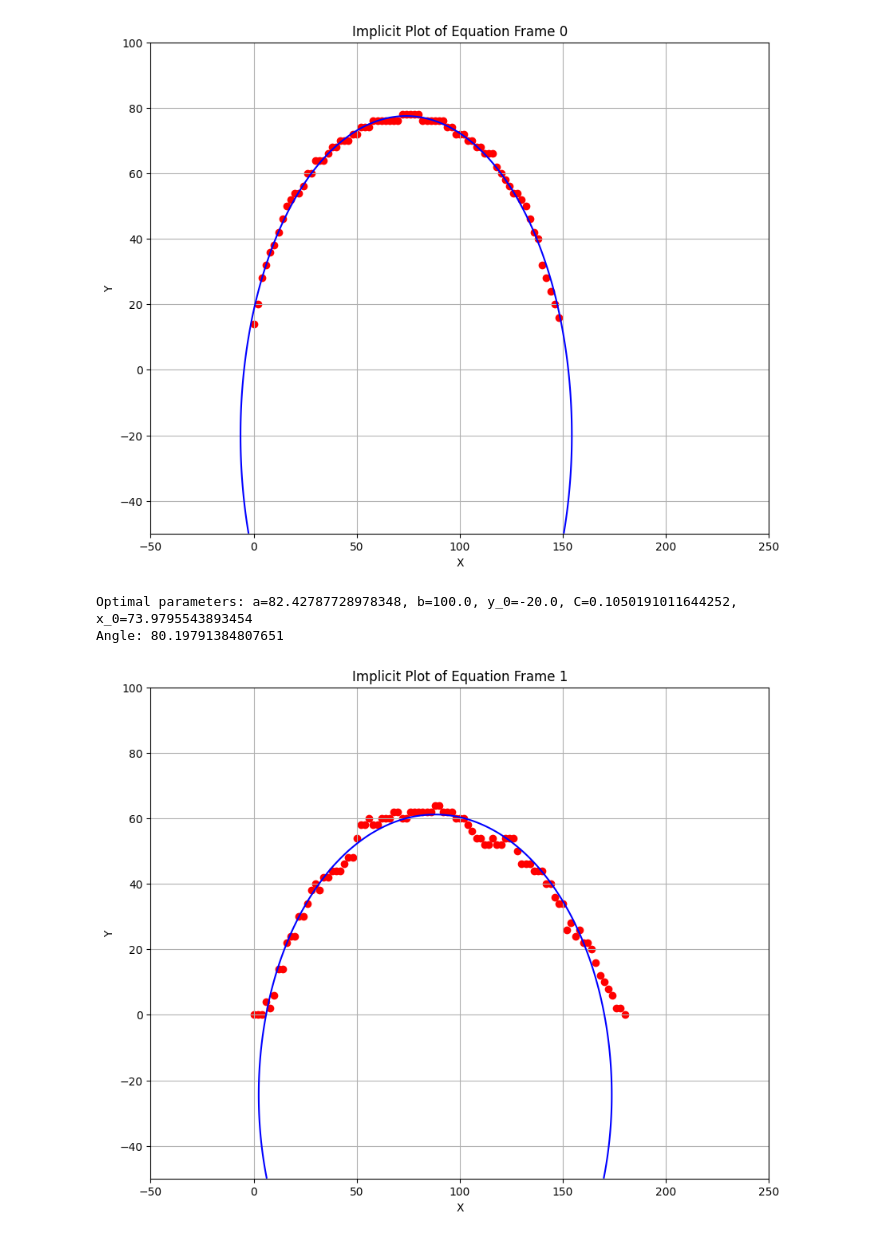
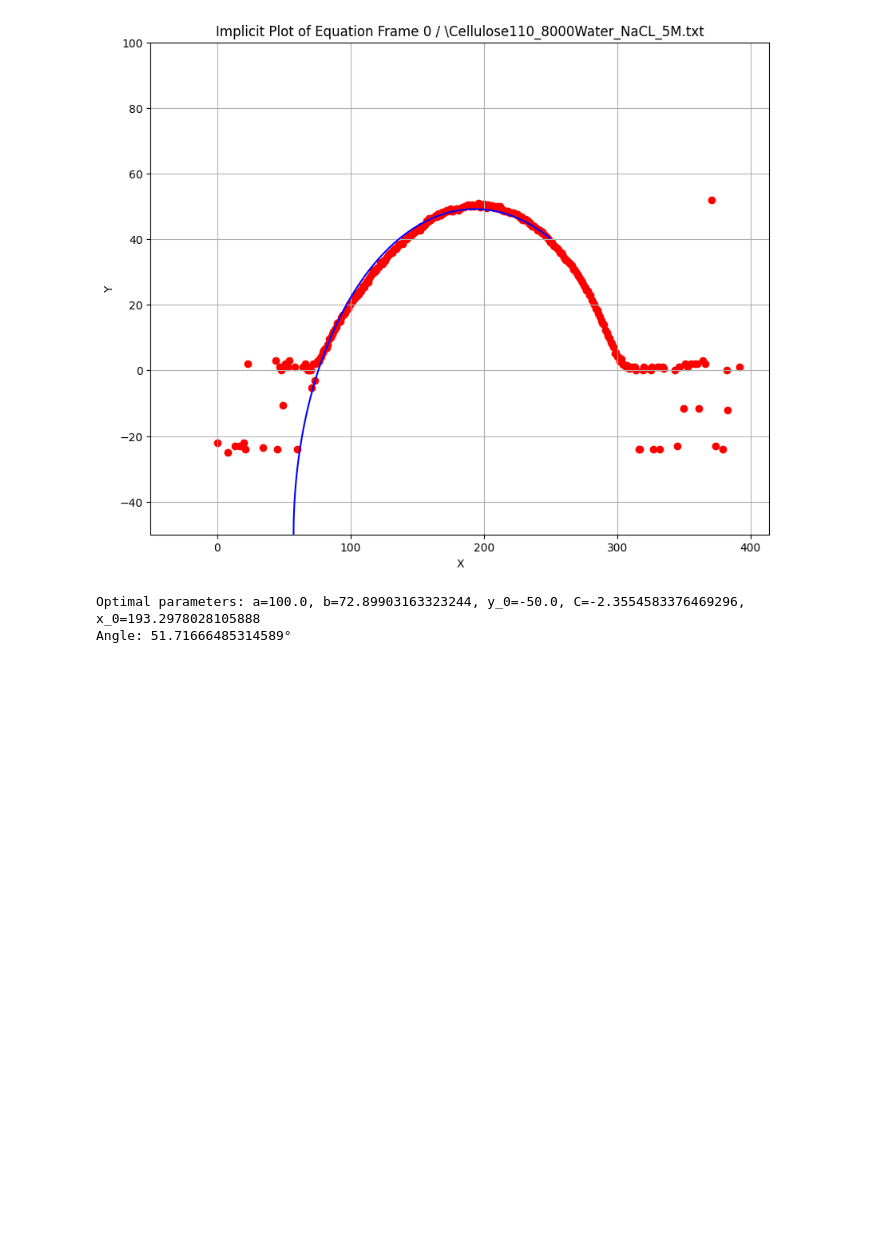
Before and after one commit to AndrewSykes1/wetting-analysis, a Jupyter notebook: Programs/best_fit_ellipse.IPYNB, the cells around one changed output. Saved outputs shown, nothing was run; the diff lists cells and outputs as text; code cells hidden in the pictures; blank space fills up the shorter version.

Commit message:
Data processing

```diff
--- a/Programs/best_fit_ellipse.IPYNB
+++ b/Programs/best_fit_ellipse.IPYNB
@@ -6,7 +6,8 @@ import os
 import math
 %matplotlib inline
 # %%
-item_path = r'D:\all_programming\wetting-analysis\DataFiles\2dContourDataGrid2.txt'
+actual_file = r'\Cellulose110_8000Water.txt'
+item_path = r'D:\all_programming\wetting-analysis\DataFiles' + actual_file
 # %%
 with open(item_path, 'r') as file:
     x_vals = {}
@@ -92,36 +94,35 @@ for frame in range(len(x_vals.keys())):
     Z = implicit_eq(X, Y, a_opt, b_opt, y_0_opt, C_opt, x_0_opt)
 
     # Plot the contour where Z = 0
     plt.figure(figsize=(10, 8))
     contour = plt.contour(X, Y, Z, levels=[0], colors='blue')
-    plt.title(f'Implicit Plot of Equation Frame {frame}')
+    plt.title(f'Implicit Plot of Equation Frame {frame} / {actual_file}')
     plt.xlabel('X')
     plt.ylabel('Y')
     plt.grid(True)
     plt.scatter(X_data, Y_data, color='red')  # Scatter plot of your data points
 
     subdirectory = r'C:\Users\jeffs\Downloads\SZvsWorkspaceUpper\SZvsWorkspace\Research\Project2WettingAngle\ProgramOutputs\fitting_methods'
     plot_path = os.path.join(subdirectory, f'best_fit_ellipse{frame}.png')
     #plt.savefig(plot_path)
 
     plt.show()
 
     for i in range(len(x_vals[frame])):
         ellipse_fit_error += np.abs((1/(a_opt**2))*X_data[i]**2 - (2*x_0_opt/(a_opt**2))*X_data[i] + (1/(b_opt**2))*Y_data[i]**2 - (2*y_0_opt)/(b_opt**2)*Y_data[i] - C_opt)
 
     # Angle calculation
     x_a = x_0_opt + math.sqrt(x_0**2 + C_opt * a_opt**2)
     dydx_x_a = b_opt**2*(x_0-x_a)/(a_opt**2*(-y_0_opt))
     theta = abs(math.atan(dydx_x_a)) * 180 / math.pi
 
     # Creating x & y datas
     frame_list.append(frame)
     angle_list.append(theta)
 
     print(f"Optimal parameters: a={a_opt}, b={b_opt}, y_0={y_0_opt}, C={C_opt}, x_0={x_0_opt}")
-    print(f'Angle: {theta}')
+    print(f'Angle: {theta}°')
 # %% [output]
-[figure, old version]
+[figure, new version]
-Optimal parameters: a=82.42787728978348, b=100.0, y_0=-20.0, C=0.1050191011644252, x_0=73.9795543893454
-Angle: 80.19791384807651
+Optimal parameters: a=100.0, b=72.89903163323244, y_0=-50.0, C=-2.3554583376469296, x_0=193.2978028105888
+Angle: 51.71666485314589°
-[figure, removed]
```
Also changed, not shown: parts of 3 cells of this notebook, 4 other files.
